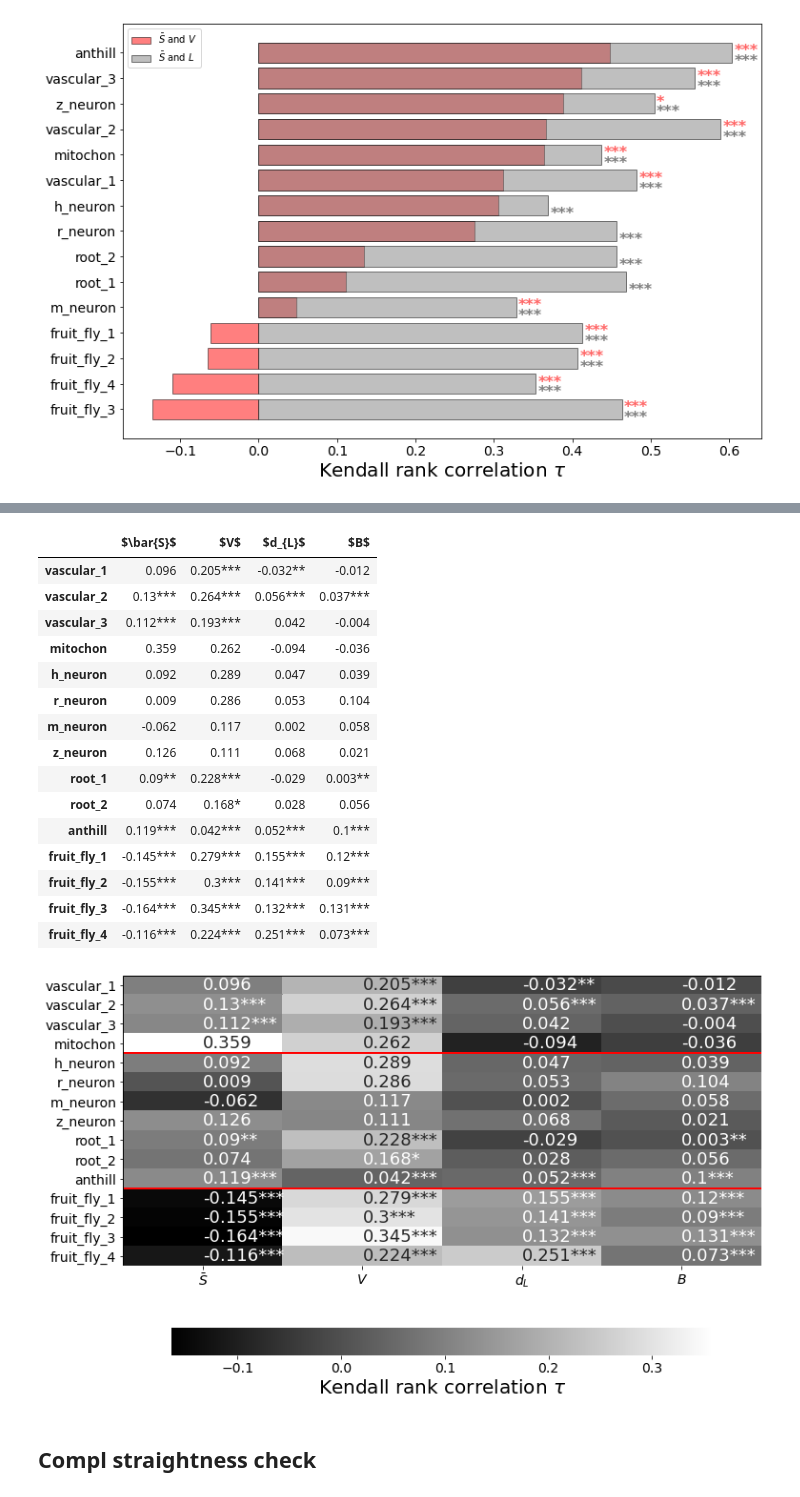
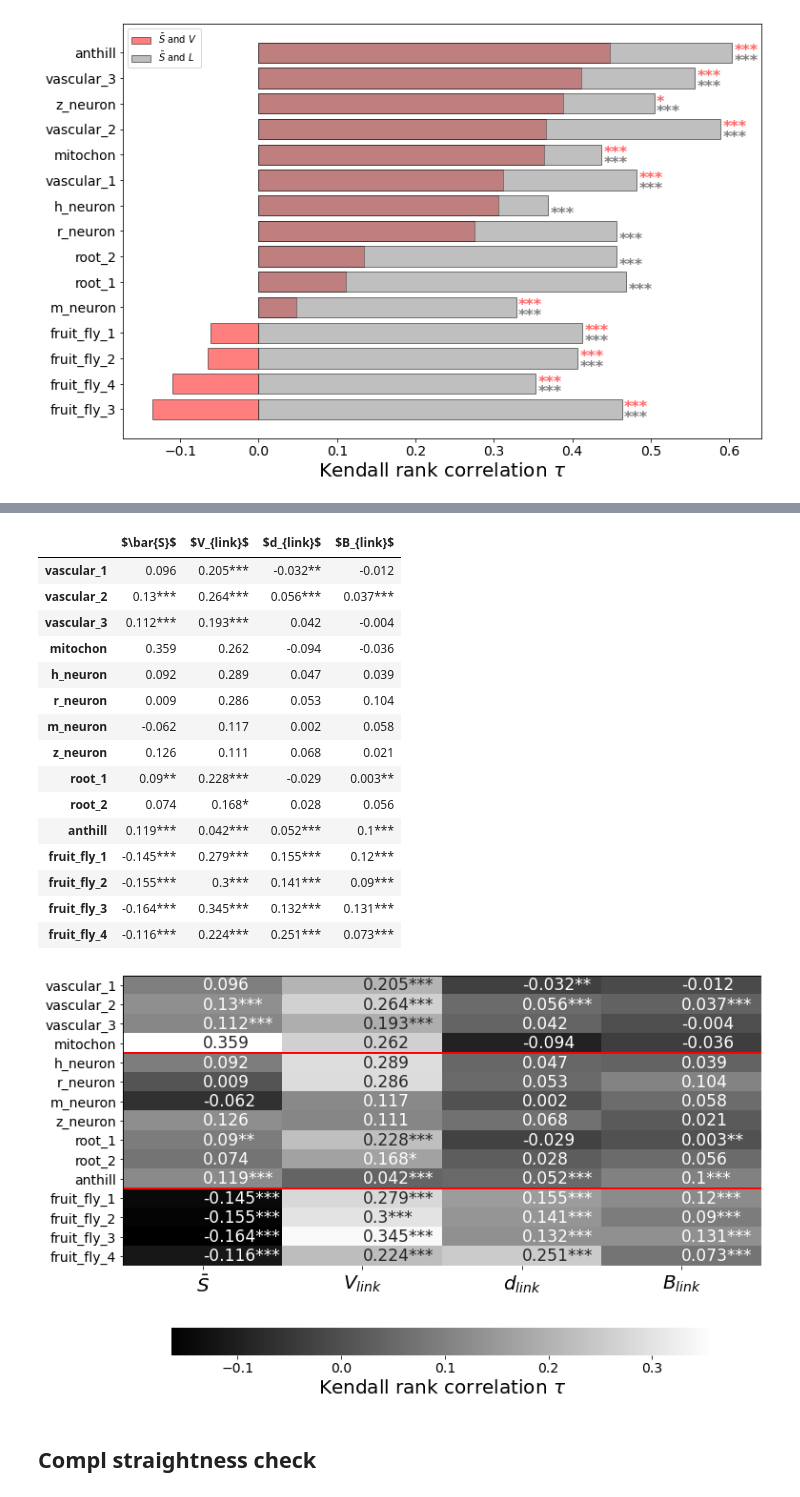
Before and after one commit to lukablagoje/three-dimensional-shape-connectivity-physical-network, a Jupyter notebook: 4. link_confinement_measure/3. directed_metagraph_all_results.ipynb, the cells around one changed output, grey strips where cells are left out. Saved outputs shown, nothing was run; the diff lists cells and outputs as text; code cells hidden in the pictures.

```diff
--- a/4. link_confinement_measure/3. directed_metagraph_all_results.ipynb
+++ b/4. link_confinement_measure/3. directed_metagraph_all_results.ipynb
@@ -322,12 +349,9 @@ df_full.index = ['vascular_1', 'vascular_2', 'vascular_3', 'mitochon',
 
 # Apply rounding and rename columns
 df_full = df_full.apply(lambda x: np.around(x,3))
-df_full.columns = [r'$\bar{S}$', '$V$', '$d_{L}$', '$B$']
+df_full.columns = [r'$\bar{S}$', '$V_{link}$', '$d_{link}$', '$B_{link}$']
 
 # Splitting the DataFrame into specific categories
 df_lattice = df_full.iloc[0:4,:]
 df_tree = df_full.iloc[4:11,:]  # Adjusted to include up to 'anthill'
 df_linked_tree = df_full.iloc[11:,:]  # For the last 4 entries
-
-# Display the full DataFrame as requested
-df_full
@@ -368,7 +375,7 @@ df_tree_sig = df_full_sig .iloc[4:-4,:]
 df_tree_network_sig = df_full_sig.iloc[-4:,:]
 df_full_sig
 # %% [output]
-|  | $\bar{S}$ | $V$ | $d_{L}$ | $B$ |
+|  | $\bar{S}$ | $V_{link}$ | $d_{link}$ | $B_{link}$ |
 | vascular_1 | 0.096 | 0.205*** | -0.032** | -0.012 |
 | vascular_2 | 0.13*** | 0.264*** | 0.056*** | 0.037*** |
 | vascular_3 | 0.112*** | 0.193*** | 0.042 | -0.004 |
@@ -386,16 +393,18 @@ df_full_sig
 | fruit_fly_4 | -0.116*** | 0.224*** | 0.251*** | 0.073*** |
 # %%
 plt.figure(figsize=(12,8))
-annot_kws = {"ha": 'left',"va": "center",'fontsize':18}
+annot_kws = {"ha": 'left',"va": "center",'fontsize':17}
 cbar_kws={'orientation': 'horizontal','use_gridspec':False,'label': 'Kendall rank correlation ' +  r'$\tau$',"shrink": 0.85}
 #plt.title(corr_method + " correlation")
 ax = sns.heatmap(df_full, annot=df_full_sig.values,fmt='',annot_kws=annot_kws,cbar_kws=cbar_kws,cmap='gray')
 ax.hlines([4, 11], *ax.get_xlim(),colors='red',lw=2)
 ax.hlines([0,15], *ax.get_xlim(),colors='black',lw=1)
 ax.vlines([0,4], *ax.get_ylim(),colors='black',lw=1)
+ax.set_xticklabels(ax.get_xticklabels(), fontsize=20)
+ax.tick_params(axis='x', which='major', pad=5)
 plt.savefig(corr_method + '_corr_heatmap.pdf', format='pdf',dpi=1200)
 # %% [output]
-[figure, old version]
+[figure, new version]
 # %% [markdown]
 ## Compl straightness check
 # %%
```
Also changed, not shown: parts of 9 cells of this notebook, 1 other file.
